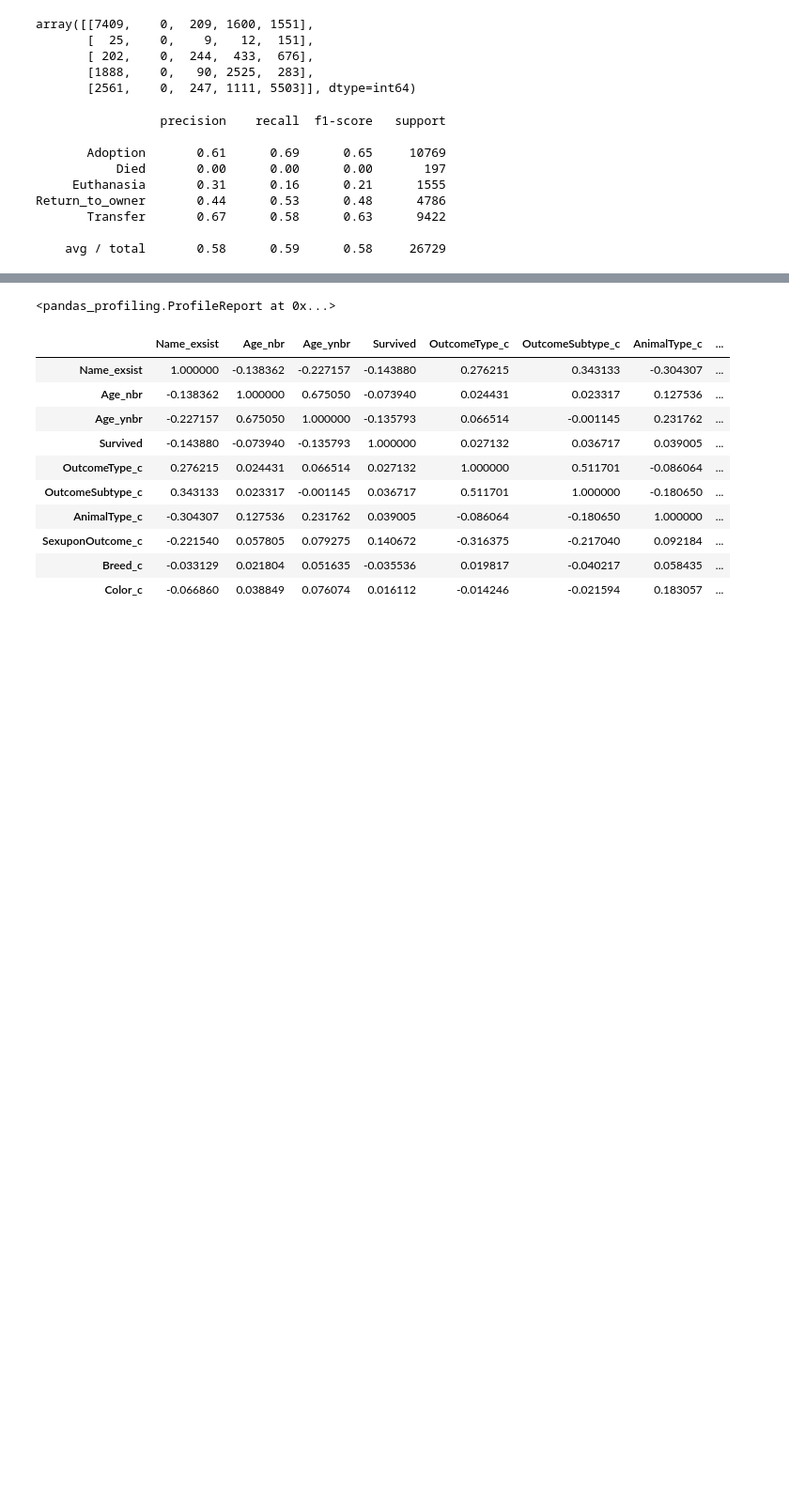
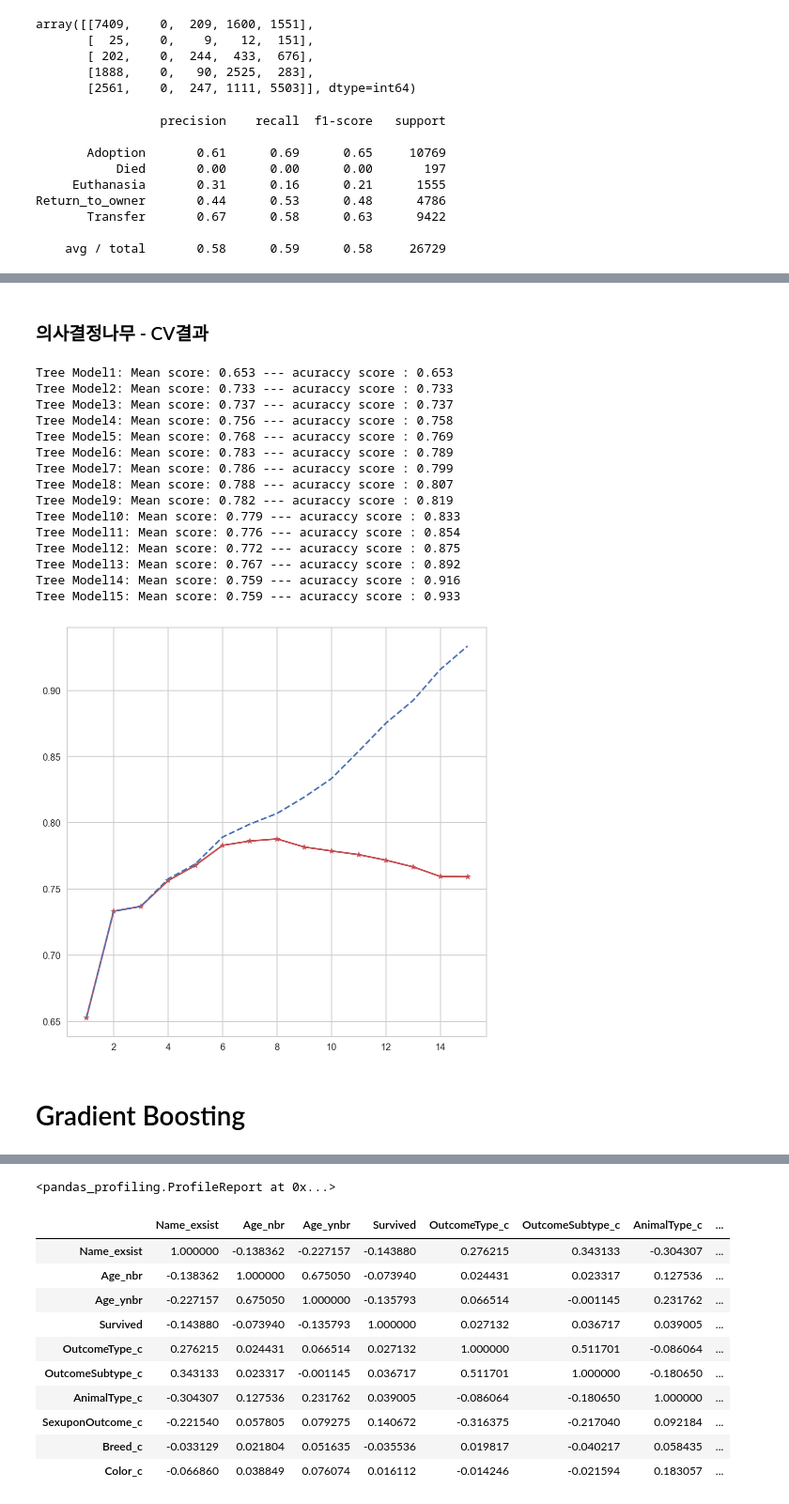
Before and after one commit to brightscannon/Keggle_Shelter_analysis, a Jupyter notebook: 0_shelter_EDA.ipynb, the cells around one changed output, grey strips where cells are left out. Shown at 94% size. Drawn from its saved outputs; the diff is of its cells as text; code cells hidden in the pictures; blank space fills up the shorter version.

```diff
--- a/0_shelter_EDA.ipynb
+++ b/0_shelter_EDA.ipynb
@@ -964,0 +1094,46 @@ y_outc
+# %% [markdown]
+### 의사결정나무 - CV결과
+# %%
+from sklearn.model_selection import cross_val_score, KFold
+tree_ls = []
+score_ls = []
+accur_ls = []
+
+# tree 모델 자동생성 반복문
+for i in range(1,16):
+    tree = DecisionTreeClassifier(criterion='entropy', max_depth=i, random_state=0).fit(df_data,df_target)
+    tree_ls.append(tree)
+
+# 모델 CV돌리기
+for i, model in enumerate(tree_ls):
+    scores = cross_val_score(model, df_data, df_target,cv=10)
+    accuracy = accuracy_score(df_target,model.predict(df_data))
+    print(("Tree Model{0:d}: Mean score: {1:.3f}").format(i+1,np.mean(scores)), end="")
+    print((" --- acuraccy score : {0:.3f}").format(accuracy)) # Kfold 안했을때 비교
+    score_ls.append(np.mean(scores))
+    accur_ls.append(accuracy)
+
+# 플롯팅
+plt.figure(figsize=(8,8))
+plt.plot(range(1,len(score_ls)+1),list(score_ls),'-*r')
+plt.plot(range(1,len(accur_ls)+1),list(accur_ls),'--b')
+plt.show()
+# %% [output]
+Tree Model1: Mean score: 0.653 --- acuraccy score : 0.653
+Tree Model2: Mean score: 0.733 --- acuraccy score : 0.733
+Tree Model3: Mean score: 0.737 --- acuraccy score : 0.737
+Tree Model4: Mean score: 0.756 --- acuraccy score : 0.758
+Tree Model5: Mean score: 0.768 --- acuraccy score : 0.769
+Tree Model6: Mean score: 0.783 --- acuraccy score : 0.789
+Tree Model7: Mean score: 0.786 --- acuraccy score : 0.799
+Tree Model8: Mean score: 0.788 --- acuraccy score : 0.807
+Tree Model9: Mean score: 0.782 --- acuraccy score : 0.819
+Tree Model10: Mean score: 0.779 --- acuraccy score : 0.833
+Tree Model11: Mean score: 0.776 --- acuraccy score : 0.854
+Tree Model12: Mean score: 0.772 --- acuraccy score : 0.875
+Tree Model13: Mean score: 0.767 --- acuraccy score : 0.892
+Tree Model14: Mean score: 0.759 --- acuraccy score : 0.916
+Tree Model15: Mean score: 0.759 --- acuraccy score : 0.933
+[figure, added]
+# %% [markdown]
+# Gradient Boosting
```
Also changed, not shown: parts of 33 cells of this notebook, 7 other files.
